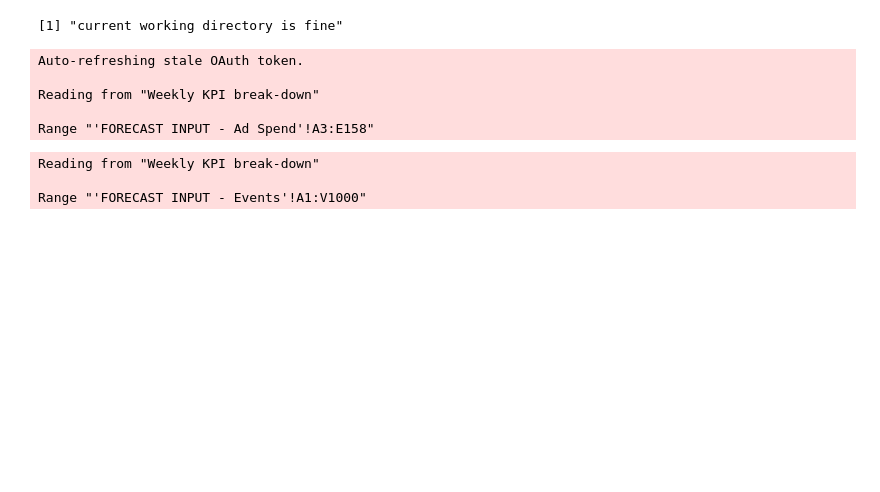
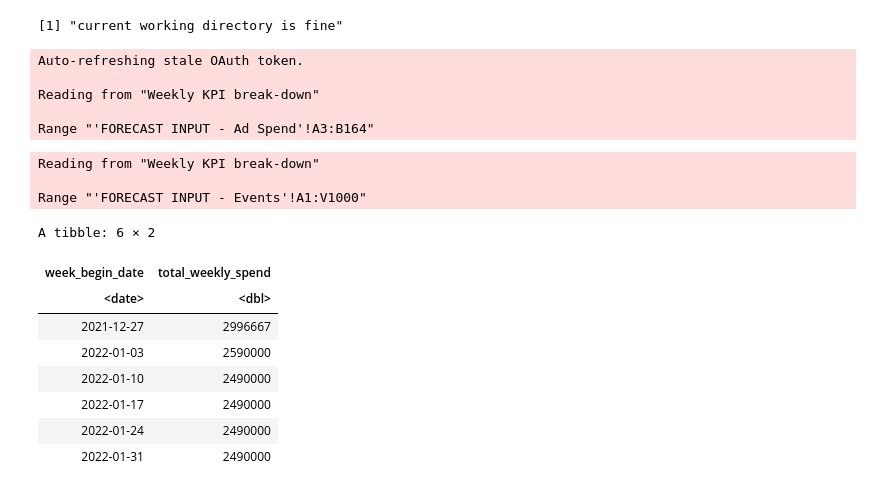
Before and after one commit to dan-from-ruggable/granular-demand-forecast, a Jupyter notebook: pull-data-from-gsheets.ipynb, the cells around one changed output. Saved outputs shown, nothing was run; the diff lists cells and outputs as text; code cells hidden in the pictures; blank space fills up the shorter version.

```diff
--- a/pull-data-from-gsheets.ipynb
+++ b/pull-data-from-gsheets.ipynb
@@ -15,14 +15,14 @@ if ( grepl("granular-demand-forecast", getwd(), fixed = TRUE) ) {
 [1] "current working directory is fine"
 # %%
 df_spend <- read_sheet("https://docs.google.com/spreadsheets/d/1U2n2gkSR0sEOSexqtRLxCjY5ubC3iwj8ffpoz_PLVV8/edit#gid=1215768885",
-                       range = "FORECAST INPUT - Ad Spend!A3:E158",
+                       range = "FORECAST INPUT - Ad Spend!A3:B164",
                        col_names=TRUE) %>% as_tibble() %>% filter(total_weekly_spend>0) %>% mutate(week_begin_date=as_date(week_begin_date))
 # %% [output]
 Auto-refreshing stale OAuth token.
 
 Reading from "Weekly KPI break-down"
 
-Range "'FORECAST INPUT - Ad Spend'!A3:E158"
+Range "'FORECAST INPUT - Ad Spend'!A3:B164"
 # %%
 df_event <- read_sheet("https://docs.google.com/spreadsheets/d/1U2n2gkSR0sEOSexqtRLxCjY5ubC3iwj8ffpoz_PLVV8/edit#gid=1215768885",
                        range = "FORECAST INPUT - Events!A1:V1000",
@@ -31,6 +31,18 @@ df_event <- read_sheet("https://docs.google.com/spreadsheets/d/1U2n2gkSR0sEOSexq
 Reading from "Weekly KPI break-down"
 
 Range "'FORECAST INPUT - Events'!A1:V1000"
+# %%
+tail(df_spend)
+# %% [output]
+A tibble: 6 × 2
+| week_begin_date | total_weekly_spend |
+| <date> | <dbl> |
+| 2021-12-27 | 2996667 |
+| 2022-01-03 | 2590000 |
+| 2022-01-10 | 2490000 |
+| 2022-01-17 | 2490000 |
+| 2022-01-24 | 2490000 |
+| 2022-01-31 | 2490000 |
 # %%
 write.csv(df_spend,"./data/ad_spend.csv", row.names = FALSE)
 # %%
```
Also changed, not shown: 5 other files.
